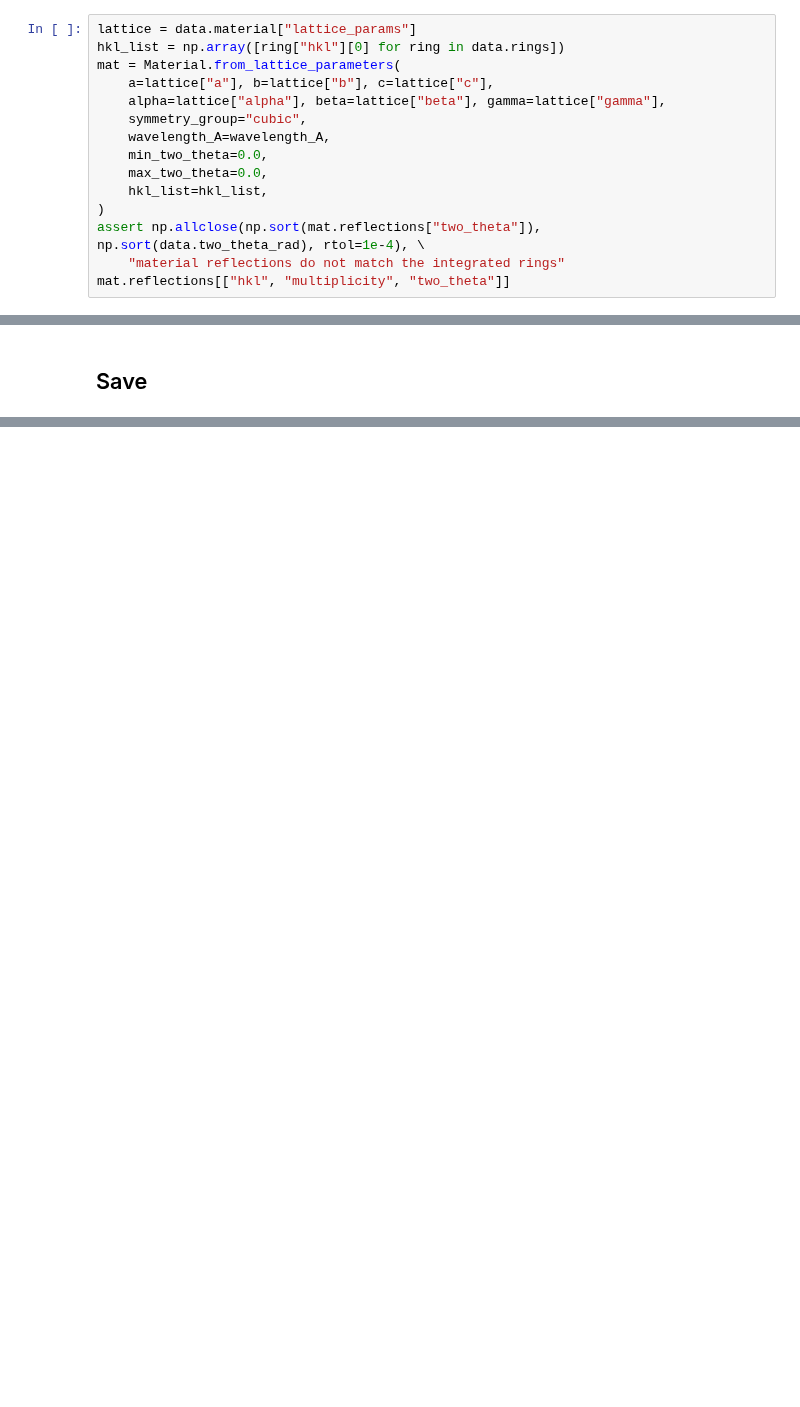
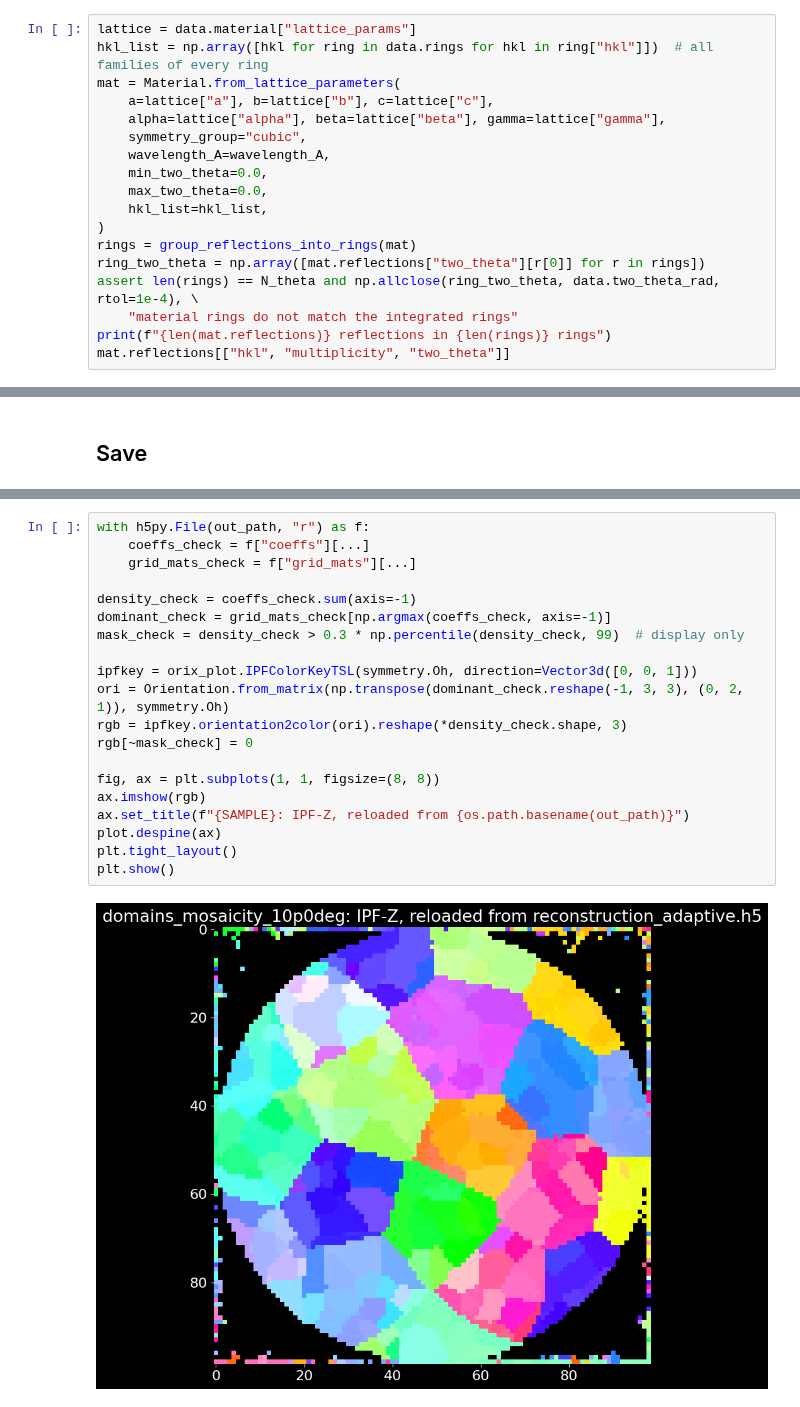
Before and after one commit to msaca-okse/adaptive_basis_simulation, a Jupyter notebook: texture_tomography/domains_mosaicity_10p0deg/textomo_adaptive.ipynb, the cells around one changed output, grey strips where cells are left out. Drawn from its saved outputs; the diff is of its cells as text; blank space fills up the shorter version.

Commit message:
Ran uniform grid reconstructions

```diff
--- a/texture_tomography/domains_mosaicity_10p0deg/textomo_adaptive.ipynb
+++ b/texture_tomography/domains_mosaicity_10p0deg/textomo_adaptive.ipynb
@@ -82,6 +117,6 @@ The unit cell, and one reflection family per integrated ring.
 # %%
 lattice = data.material["lattice_params"]
-hkl_list = np.array([ring["hkl"][0] for ring in data.rings])
+hkl_list = np.array([hkl for ring in data.rings for hkl in ring["hkl"]])  # all families of every ring
 mat = Material.from_lattice_parameters(
     a=lattice["a"], b=lattice["b"], c=lattice["c"],
     alpha=lattice["alpha"], beta=lattice["beta"], gamma=lattice["gamma"],
@@ -91,8 +126,11 @@ mat = Material.from_lattice_parameters(
     max_two_theta=0.0,
     hkl_list=hkl_list,
 )
-assert np.allclose(np.sort(mat.reflections["two_theta"]), np.sort(data.two_theta_rad), rtol=1e-4), \
-    "material reflections do not match the integrated rings"
+rings = group_reflections_into_rings(mat)
+ring_two_theta = np.array([mat.reflections["two_theta"][r[0]] for r in rings])
+assert len(rings) == N_theta and np.allclose(ring_two_theta, data.two_theta_rad, rtol=1e-4), \
+    "material rings do not match the integrated rings"
+print(f"{len(mat.reflections)} reflections in {len(rings)} rings")
 mat.reflections[["hkl", "multiplicity", "two_theta"]]
 # %% [markdown]
 ## Orientation grid: the adaptive basis
@@ -201,0 +288,22 @@ print("saved", out_path)
+# %%
+with h5py.File(out_path, "r") as f:
+    coeffs_check = f["coeffs"][...]
+    grid_mats_check = f["grid_mats"][...]
+
+density_check = coeffs_check.sum(axis=-1)
+dominant_check = grid_mats_check[np.argmax(coeffs_check, axis=-1)]
+mask_check = density_check > 0.3 * np.percentile(density_check, 99)  # display only
+
+ipfkey = orix_plot.IPFColorKeyTSL(symmetry.Oh, direction=Vector3d([0, 0, 1]))
+ori = Orientation.from_matrix(np.transpose(dominant_check.reshape(-1, 3, 3), (0, 2, 1)), symmetry.Oh)
+rgb = ipfkey.orientation2color(ori).reshape(*density_check.shape, 3)
+rgb[~mask_check] = 0
+
+fig, ax = plt.subplots(1, 1, figsize=(8, 8))
+ax.imshow(rgb)
+ax.set_title(f"{SAMPLE}: IPF-Z, reloaded from {os.path.basename(out_path)}")
+plot.despine(ax)
+plt.tight_layout()
+plt.show()
+# %% [output]
+[figure, added]
```
Also changed, not shown: parts of 11 cells of this notebook, 7 other files.
